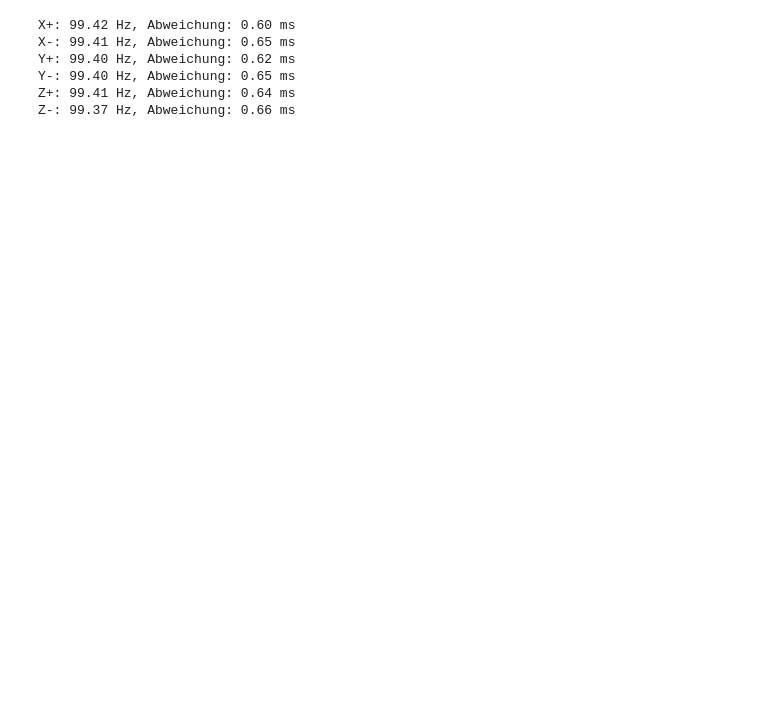
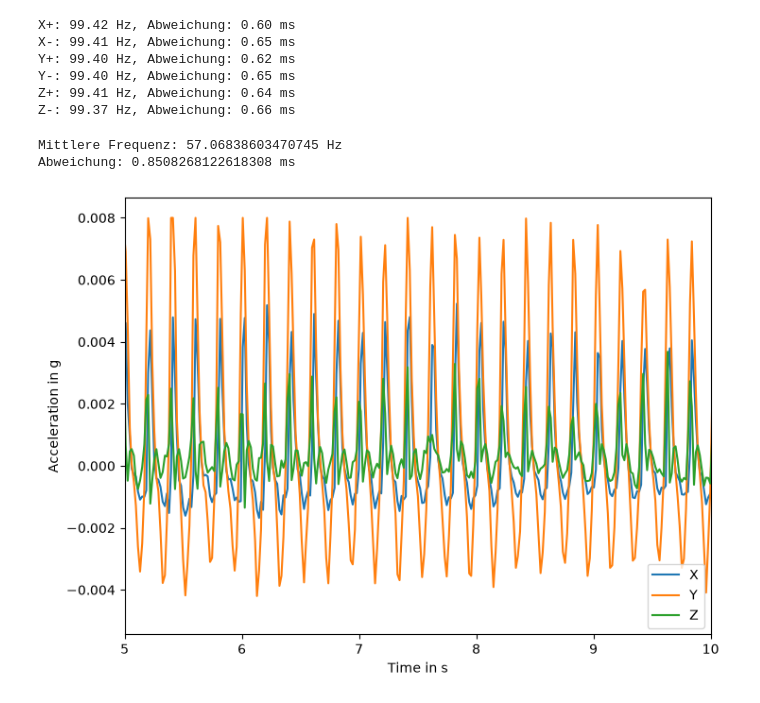
Before and after one commit to P-M16/Labor_Biosignalverarbeitung, a Jupyter notebook: Lab1_Visualisierung_Messdaten.ipynb, the cells around one changed output. Cells and saved outputs as stored; diff of their text form; code cells hidden in the pictures; blank space fills up the shorter version.

Commit message:
Aufgabe 9

```diff
--- a/Lab1_Visualisierung_Messdaten.ipynb
+++ b/Lab1_Visualisierung_Messdaten.ipynb
@@ -183,3 +182,34 @@ Y+: 99.40 Hz, Abweichung: 0.62 ms
 Y-: 99.40 Hz, Abweichung: 0.65 ms
 Z+: 99.41 Hz, Abweichung: 0.64 ms
 Z-: 99.37 Hz, Abweichung: 0.66 ms
+# %%
+'''AUFGABE_9'''
+#import recorded .csv Files and store them in a dataframe
+df = pd.read_csv(
+    'CSV_Daten/aufgabe9.csv',
+    sep='\t',
+    header=None,
+    names=['X', 'Y', 'Z', 'Time']
+)
+#convert time from ms into s
+df['Time'] = df['Time'].div(1000)
+#df.head()
+
+#---------------------------------------------------------------------------------------
+# convert acceleration from mg to g
+df[['X', 'Y', 'Z']] /= 1000
+
+# display data
+df.plot(x='Time', y=['X', 'Y', 'Z'], ylabel='Acceleration in g',
+        xlabel='Time in s', figsize=[8, 6], xlim=(5, 10))
+
+#---------------------------------------------------------------------------------------
+# Berechnungen zum Vergleich
+dt = df['Time'].diff().dropna()
+
+print("Mittlere Frequenz:", 1 / dt.mean(), "Hz")
+print("Abweichung:", dt.std() * 1000, "ms")
+# %% [output]
+Mittlere Frequenz: 57.06838603470745 Hz
+Abweichung: 0.8508268122618308 ms
+[figure, added]
```
Also changed, not shown: parts of 2 cells of this notebook.
